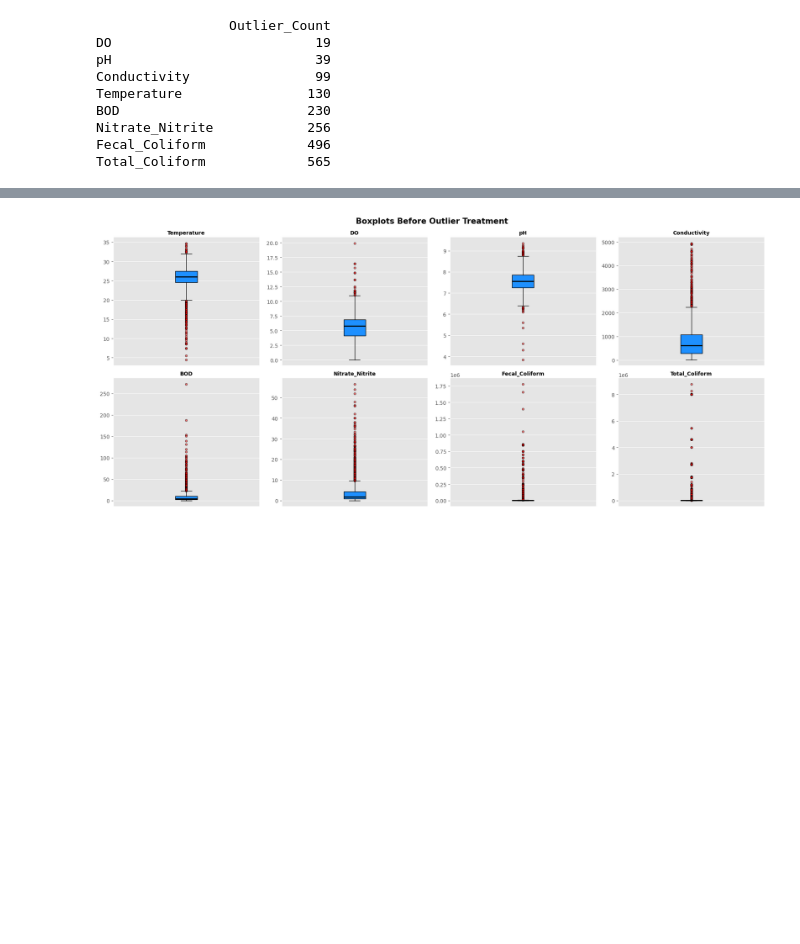
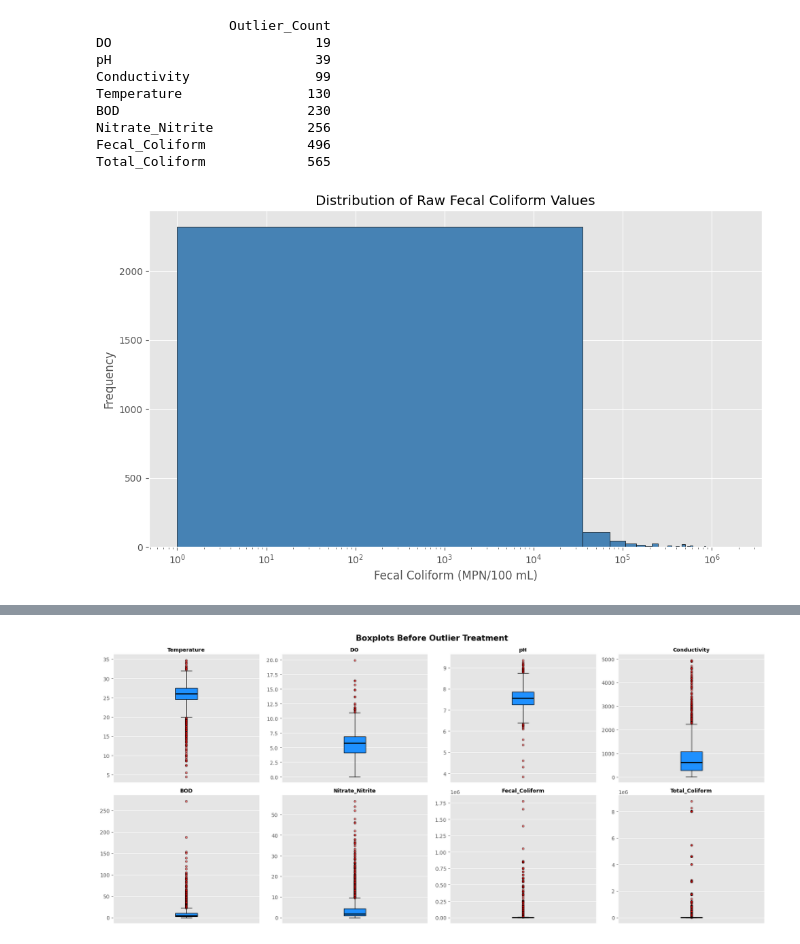
Before and after one commit to thearyt572-jpg/L-Eau-Claire, a Jupyter notebook: Notebook/eda_final_menten.ipynb, the cells around one changed output, grey strips where cells are left out. Saved outputs shown, nothing was run; the diff lists cells and outputs as text; code cells hidden in the pictures; blank space fills up the shorter version.

```diff
--- a/Notebook/eda_final_menten.ipynb
+++ b/Notebook/eda_final_menten.ipynb
@@ -300,4 +300,33 @@ BOD                        230
 Nitrate_Nitrite            256
 Fecal_Coliform             496
 Total_Coliform             565
+# %%
+fc = pd.to_numeric(df["Fecal_Coliform"], errors="coerce")
+
+# Remove missing and non-positive values
+fc = fc.dropna()
+fc = fc[fc > 0]
+
+plt.figure(figsize=(10, 6))
+
+plt.hist(
+    fc,
+    bins=50,
+    color='steelblue',
+    edgecolor='black'
+)
+
+plt.xscale('log')
+
+plt.xlabel('Fecal Coliform (MPN/100 mL)')
+plt.ylabel('Frequency')
+
+plt.title('Distribution of Raw Fecal Coliform Values')
+
+plt.grid(True)
+
+plt.tight_layout()
+plt.show()
+# %% [output]
+[figure, added]
 # %%
```
Also changed, not shown: parts of 5 cells of this notebook.
